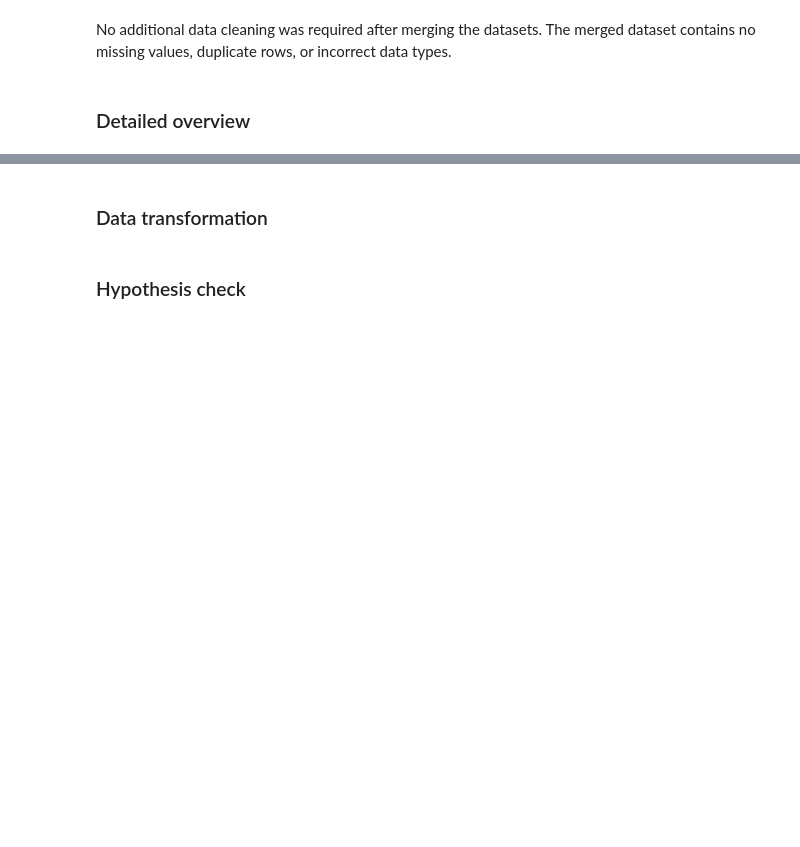
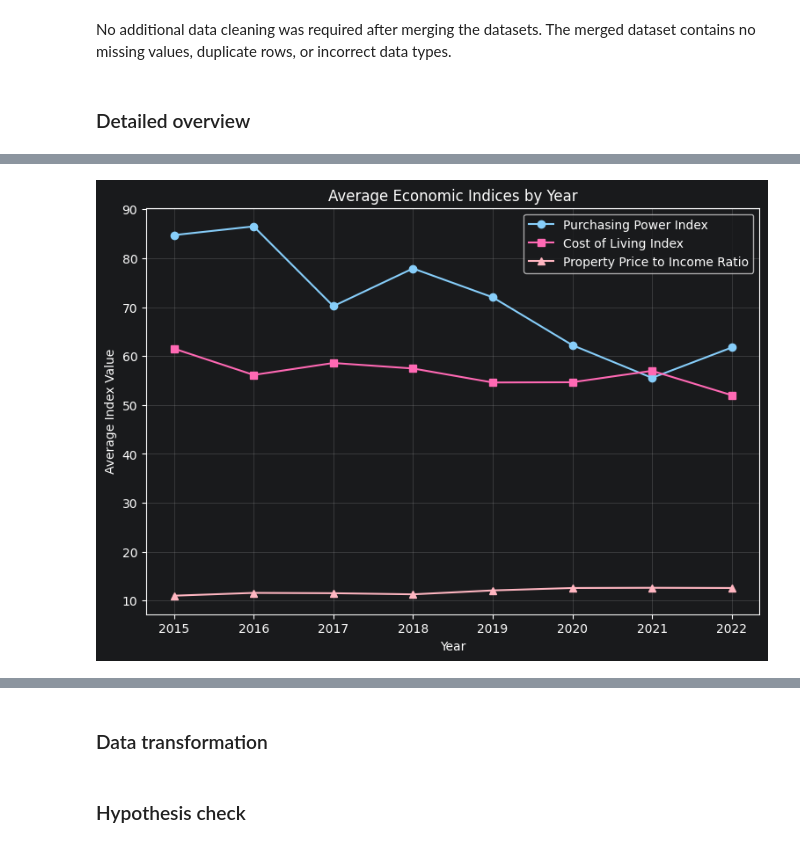
Before and after one commit to soonserv/data-best-project, a Jupyter notebook: notebooks/SA_notebook.ipynb, the cells around one changed output, grey strips where cells are left out. Drawn from its saved outputs; the diff is of its cells as text; code cells hidden in the pictures; blank space fills up the shorter version.

```diff
--- a/notebooks/SA_notebook.ipynb
+++ b/notebooks/SA_notebook.ipynb
@@ -718,0 +765,25 @@ No additional data cleaning was required after merging the datasets. The merged
+# %%
+trend_economy = (
+    final_data.groupby("Year")[[
+        "Purchasing Power Index",
+        "Cost of Living Index",
+        "Property Price to Income Ratio"
+    ]]
+    .mean()
+    .reset_index()
+)
+
+plt.figure(figsize=(9,6))
+
+plt.plot(trend_economy["Year"], trend_economy["Purchasing Power Index"], marker="o", label="Purchasing Power Index", color = "#87CEFA")
+plt.plot(trend_economy["Year"], trend_economy["Cost of Living Index"], marker="s", label="Cost of Living Index", color = "#FF69B4")
+plt.plot(trend_economy["Year"], trend_economy["Property Price to Income Ratio"], marker="^", label="Property Price to Income Ratio", color = "#FFB6C1")
+
+plt.title("Average Economic Indices by Year")
+plt.xlabel("Year")
+plt.ylabel("Average Index Value")
+plt.legend()
+plt.grid(alpha=0.3)
+plt.show()
+# %% [output]
+[figure, added]
```
Also changed, not shown: parts of 19 cells of this notebook.
